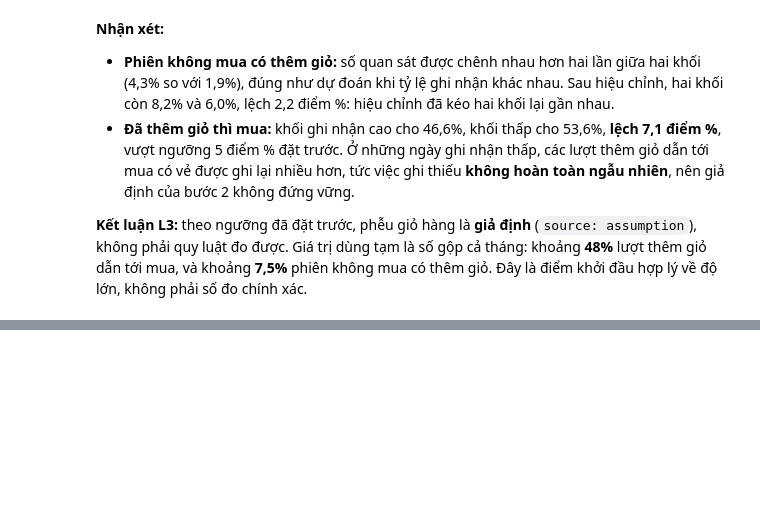
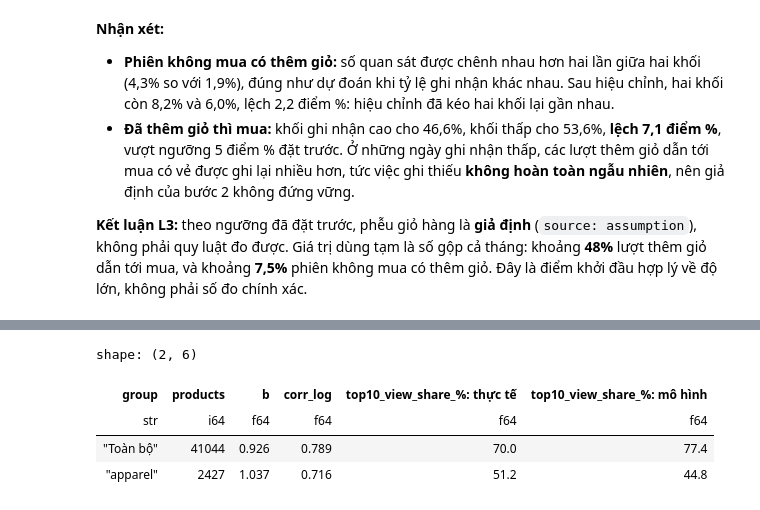
Before and after one commit to DanhTrannn/dk-ecommerce-data-platform, a Jupyter notebook: generator/notebooks/browsing_behavior_eda.ipynb, the cells around one changed output, grey strips where cells are left out. Cells and saved outputs as stored; diff of their text form; code cells hidden in the pictures; blank space fills up the shorter version.

```diff
--- a/generator/notebooks/browsing_behavior_eda.ipynb
+++ b/generator/notebooks/browsing_behavior_eda.ipynb
@@ -361,0 +415,32 @@ assert funnel_source == expected
+# %%
+product_counts = (
+    events.group_by("product_id")
+    .agg(views=(pl.col("event_type") == "view").sum(), purchases=(pl.col("event_type") == "purchase").sum(),
+         apparel=pl.col("is_apparel").any())
+    .filter((pl.col("purchases") > 0) & (pl.col("views") > 0))
+)
+
+
+def top_share(values, fraction=0.1):
+    ordered = np.sort(values)[::-1]
+    return ordered[: max(1, int(len(ordered) * fraction))].sum() / ordered.sum()
+
+
+rows, exponents = [], {}
+for group, frame in (("Toàn bộ", product_counts), ("apparel", product_counts.filter(pl.col("apparel")))):
+    views, purchases = frame["views"].to_numpy().astype(float), frame["purchases"].to_numpy().astype(float)
+    slope, intercept = np.polyfit(np.log(purchases), np.log(views), 1)
+    exponents[group] = float(slope)
+    rows.append({"group": group, "products": frame.height, "b": round(slope, 3),
+                 "corr_log": round(float(np.corrcoef(np.log(purchases), np.log(views))[0, 1]), 3),
+                 "top10_view_share_%: thực tế": percent(top_share(views)),
+                 "top10_view_share_%: mô hình": percent(top_share(purchases**slope))})
+views_exponent = round(exponents["apparel"], 4)
+l5a_check = pl.DataFrame(rows)
+l5a_check
+# %% [output]
+shape: (2, 6)
+| group | products | b | corr_log | top10_view_share_%: thực tế | top10_view_share_%: mô hình |
+| str | i64 | f64 | f64 | f64 | f64 |
+| "Toàn bộ" | 41044 | 0.926 | 0.789 | 70.0 | 77.4 |
+| "apparel" | 2427 | 1.037 | 0.716 | 51.2 | 44.8 |
```
Also changed, not shown: parts of 7 cells of this notebook.
